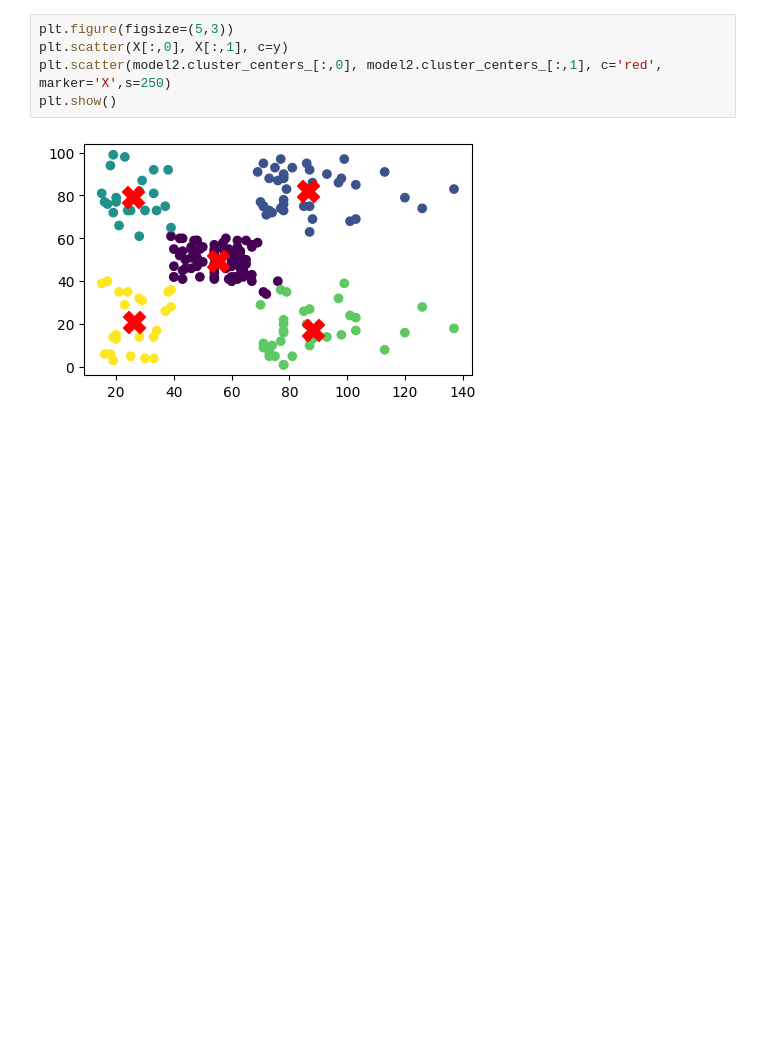
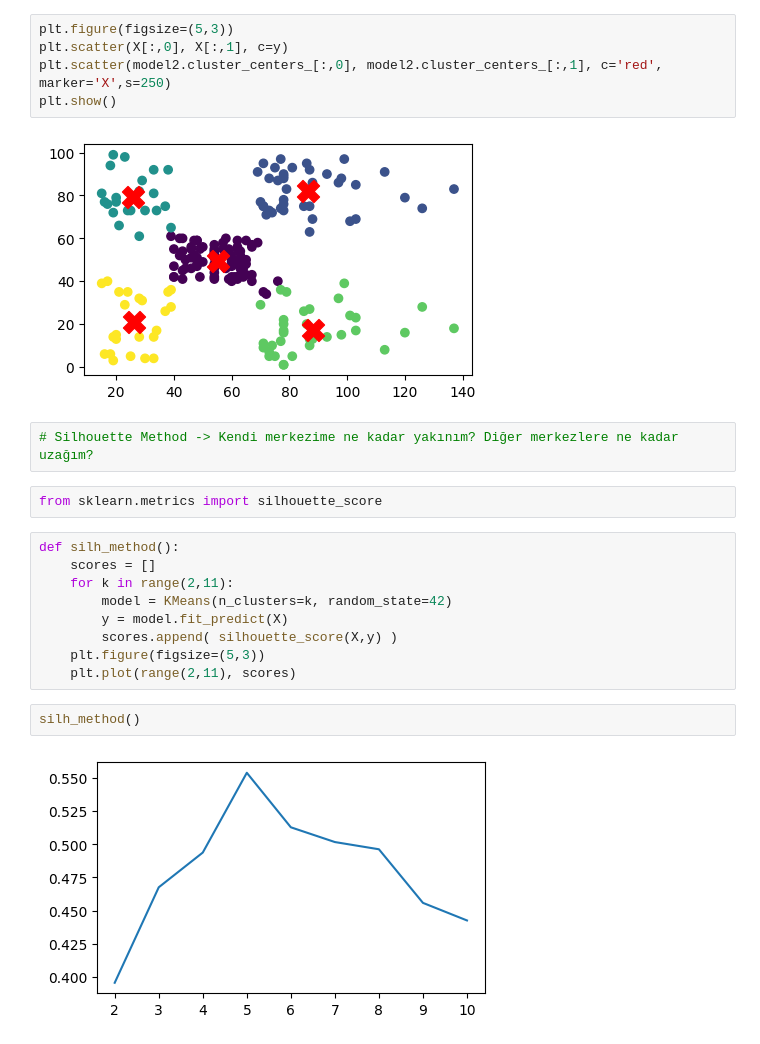
Before and after one commit to halitkalayci/acunmedya-akademi-python-d-conda, a Jupyter notebook: k-means/kmeans.ipynb, the cells around one changed output. Saved outputs shown, nothing was run; the diff lists cells and outputs as text; blank space fills up the shorter version.

```diff
--- a/k-means/kmeans.ipynb
+++ b/k-means/kmeans.ipynb
@@ -83,3 +83,20 @@ plt.scatter(model2.cluster_centers_[:,0], model2.cluster_centers_[:,1], c='red',
 plt.show()
 # %% [output]
 [figure]
+# %%
+# Silhouette Method -> Kendi merkezime ne kadar yakınım? Diğer merkezlere ne kadar uzağım?
+# %%
+from sklearn.metrics import silhouette_score
+# %%
+def silh_method():
+    scores = []
+    for k in range(2,11):
+        model = KMeans(n_clusters=k, random_state=42)
+        y = model.fit_predict(X)
+        scores.append( silhouette_score(X,y) )
+    plt.figure(figsize=(5,3))
+    plt.plot(range(2,11), scores)
+# %%
+silh_method()
+# %% [output]
+[figure, added]
```
